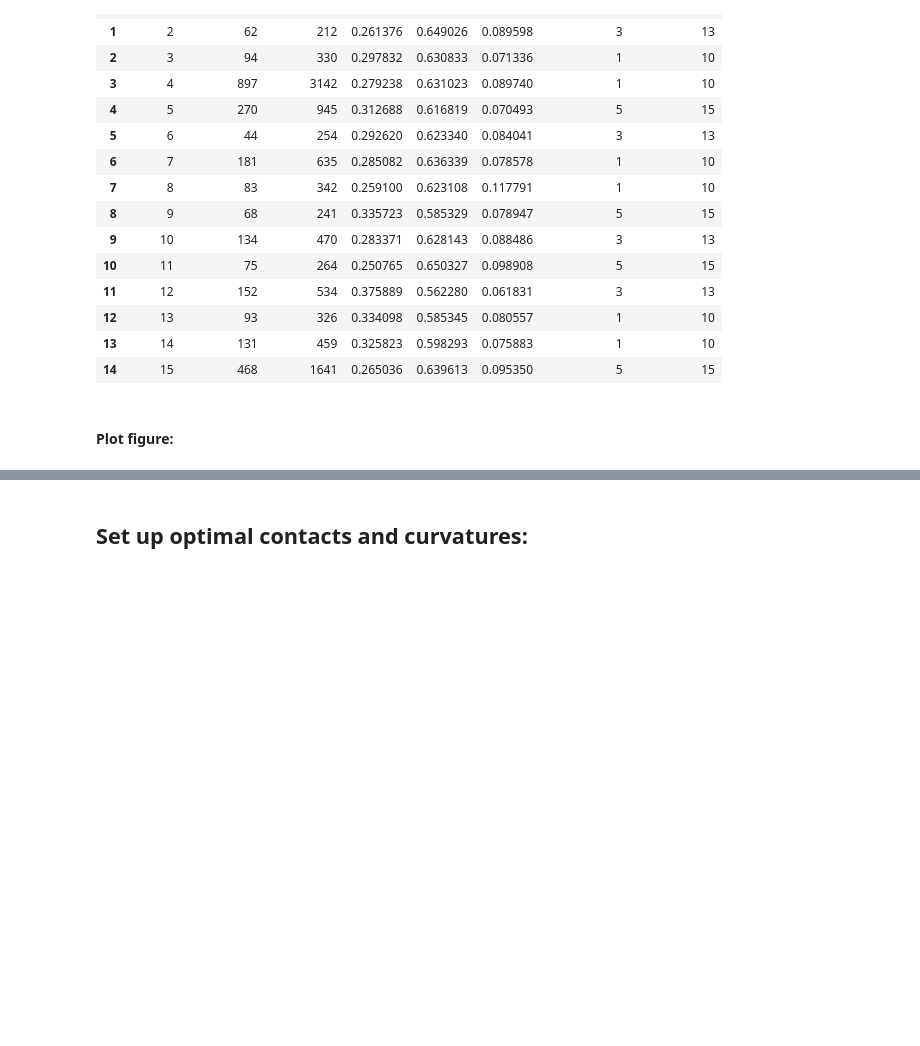
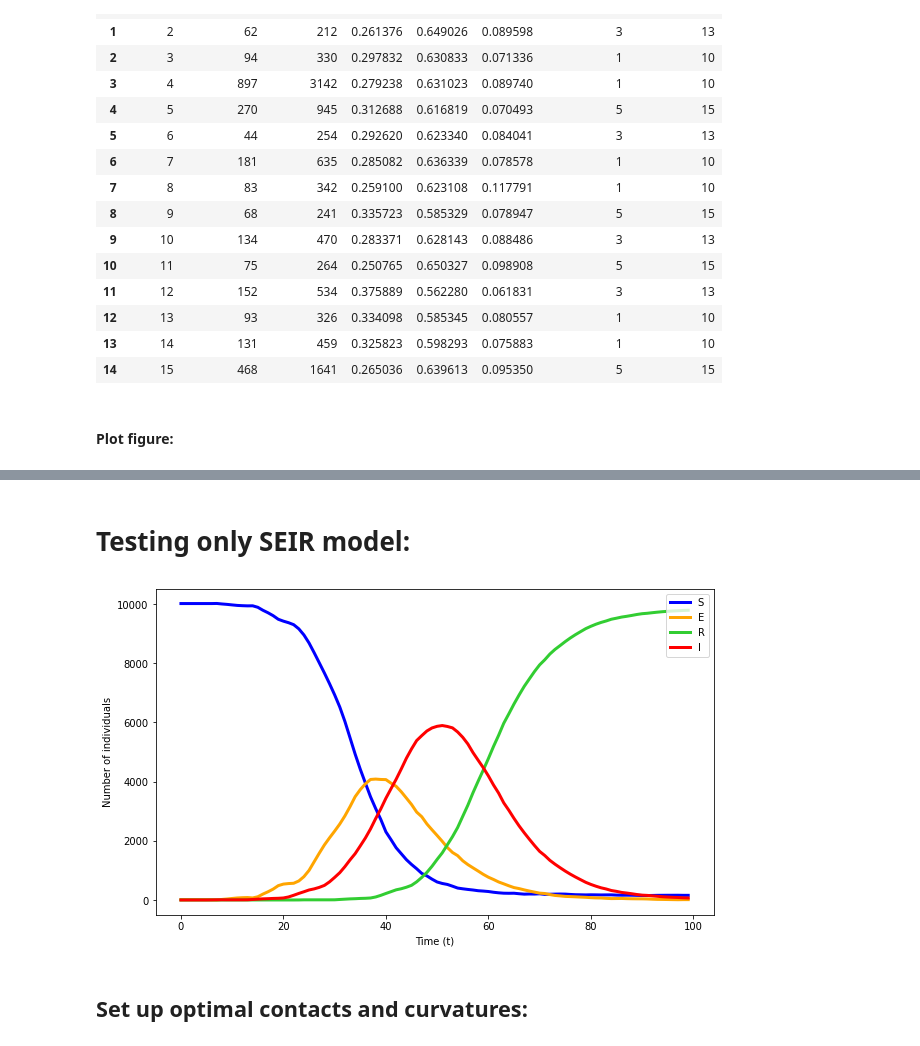
Before and after one commit to JimmyCalvoMonge/adaptive, a Jupyter notebook: mytests.ipynb, the cells around one changed output, grey strips where cells are left out. Cells and saved outputs as stored; diff of their text form; code cells hidden in the pictures; blank space fills up the shorter version.

```diff
--- a/mytests.ipynb
+++ b/mytests.ipynb
@@ -698,3 +684,19 @@ plt.show()
+# %% [markdown]
+# Testing only SEIR model:
+# %%
+results_data = pd.read_csv('././results/model_results_sim_0SEIR.csv')
+t = range(results_data.shape[0])
+plt.plot(t, results_data['totalS'], label='S', color='blue', linewidth=3)
+plt.plot(t, results_data['totalE'], label='E', color='orange', linewidth=3)
+plt.plot(t, results_data['totalR'], label='R', color='limegreen', linewidth=3)
+plt.plot(t, results_data['totalI'], label='I', color='red', linewidth=3)
+plt.xlabel("Time (t)")
+plt.ylabel("Number of individuals")
+plt.legend(loc="upper right")
+plt.rcParams["figure.figsize"] = (10, 6)
+plt.show()
+# %% [output]
+[figure, added]
 # %% [markdown]
 ## Set up optimal contacts and curvatures:
 # %%
```
Also changed, not shown: parts of 3 cells of this notebook, 7 other files.
